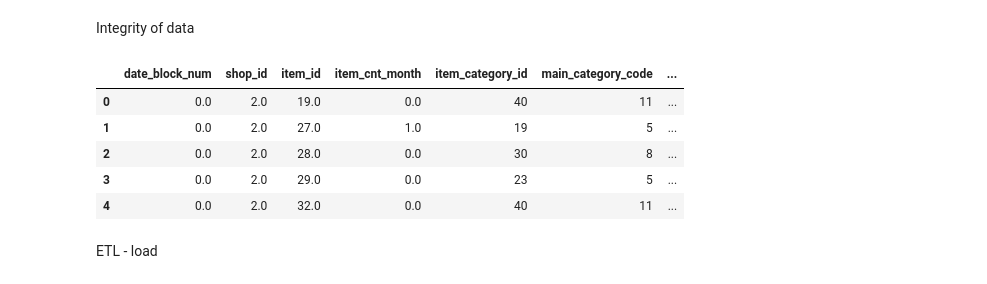
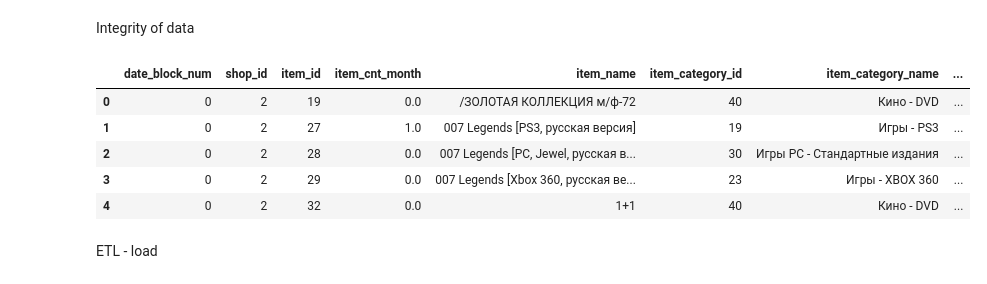
Before and after one commit to YPolina/Trainee, a Jupyter notebook: DS.ipynb, the cells around one changed output. Cells and saved outputs as stored; diff of their text form; code cells hidden in the pictures.

```diff
--- a/DS.ipynb
+++ b/DS.ipynb
@@ -304,3 +309,0 @@ df_item_categories.head()
-# %%
-df_item_categories['minor_category'] = df_item_categories['item_category_name'].str.split(' - ').apply(lambda x: x[1] if len(x) > 1 else x[0])
-df_item_categories['minor_category'].head()
@@ -314,3 +309,0 @@ Name: minor_category, dtype: object
-# %%
-df_item_categories['minor_category_code'] = encoder.fit_transform(df_item_categories['minor_category'])
-df_item_categories.head()
@@ -324,3 +309,0 @@ df_item_categories.head()
-# %%
-df_item_categories = df_item_categories[['item_category_id', 'main_category_code', 'minor_category_code']]
-df_item_categories.head()
@@ -343,5 +310,3 @@ df_items.head()
-# %%
-df_items = df_items[['item_id', 'item_category_id']]
 # %% [markdown]
 Completeness: counting data that are not present training set that we need to predict
 # %%
@@ -422,17 +387,17 @@ total_data = total_data.fillna(0)
 # %% [markdown]
 Integrity of data
 # %%
-merge_params = [[df_items, 'item_id'], [df_item_categories, 'item_category_id'], [df_shops, 'shop_id'], [df_revenue_per_month, ['date_block_num', 'shop_id']]]
+merge_params = [[df_items, 'item_id'], [df_item_categories, 'item_category_id'], [df_shops, 'shop_id']]
 for params in merge_params:
     total_data = pd.merge(total_data, params[0], on = params[1], how = 'left')
 total_data.head()
 # %% [output]
-|  | date_block_num | shop_id | item_id | item_cnt_month | item_category_id | main_category_code | ... |
-| 0 | 0.0 | 2.0 | 19.0 | 0.0 | 40 | 11 | ... |
-| 1 | 0.0 | 2.0 | 27.0 | 1.0 | 19 | 5 | ... |
-| 2 | 0.0 | 2.0 | 28.0 | 0.0 | 30 | 8 | ... |
-| 3 | 0.0 | 2.0 | 29.0 | 0.0 | 23 | 5 | ... |
-| 4 | 0.0 | 2.0 | 32.0 | 0.0 | 40 | 11 | ... |
+|  | date_block_num | shop_id | item_id | item_cnt_month | item_name | item_category_id | item_category_name | ... |
+| 0 | 0 | 2 | 19 | 0.0 | /ЗОЛОТАЯ КОЛЛЕКЦИЯ м/ф-72 | 40 | Кино - DVD | ... |
+| 1 | 0 | 2 | 27 | 1.0 | 007 Legends [PS3, русская версия] | 19 | Игры - PS3 | ... |
+| 2 | 0 | 2 | 28 | 0.0 | 007 Legends [PС, Jewel, русская в... | 30 | Игры PC - Стандартные издания | ... |
+| 3 | 0 | 2 | 29 | 0.0 | 007 Legends [Xbox 360, русская ве... | 23 | Игры - XBOX 360 | ... |
+| 4 | 0 | 2 | 32 | 0.0 | 1+1 | 40 | Кино - DVD | ... |
 # %% [markdown]
 ETL - load
 # %%
```
Also changed, not shown: parts of 47 cells of this notebook.
